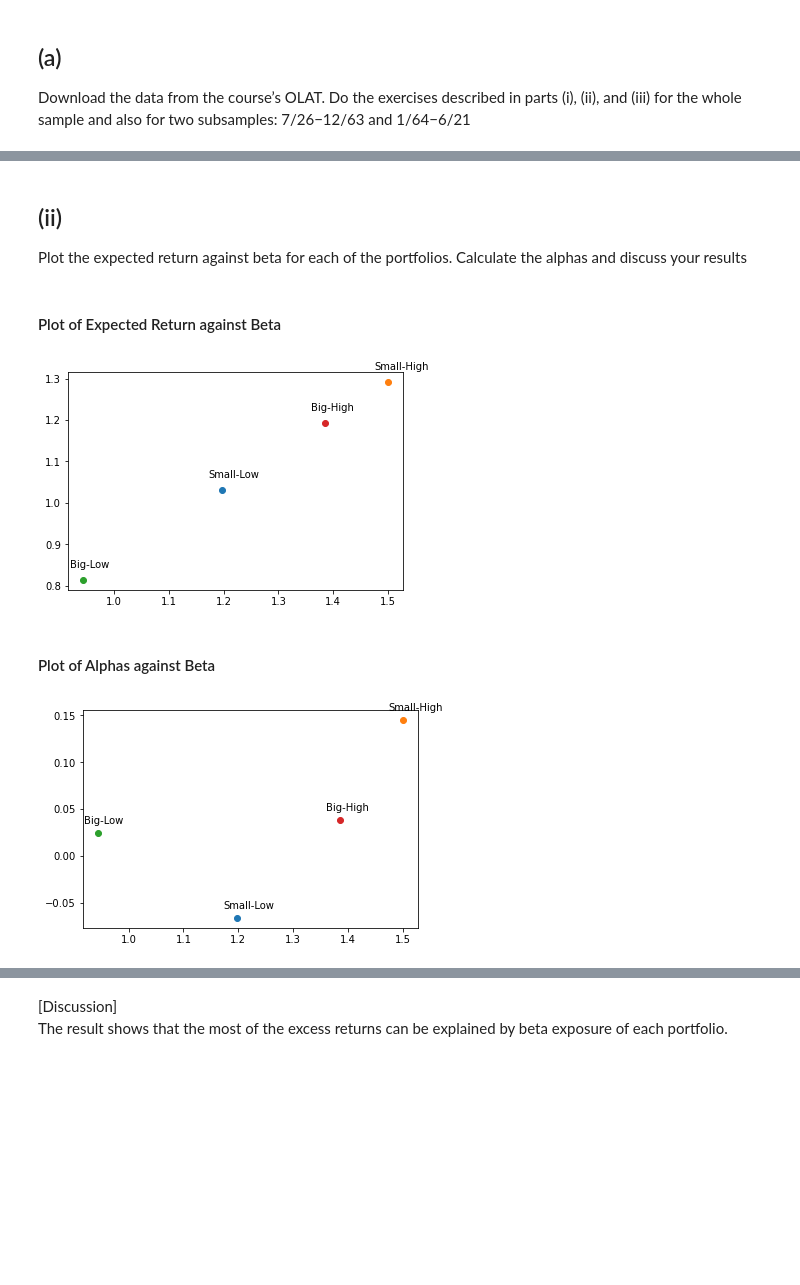
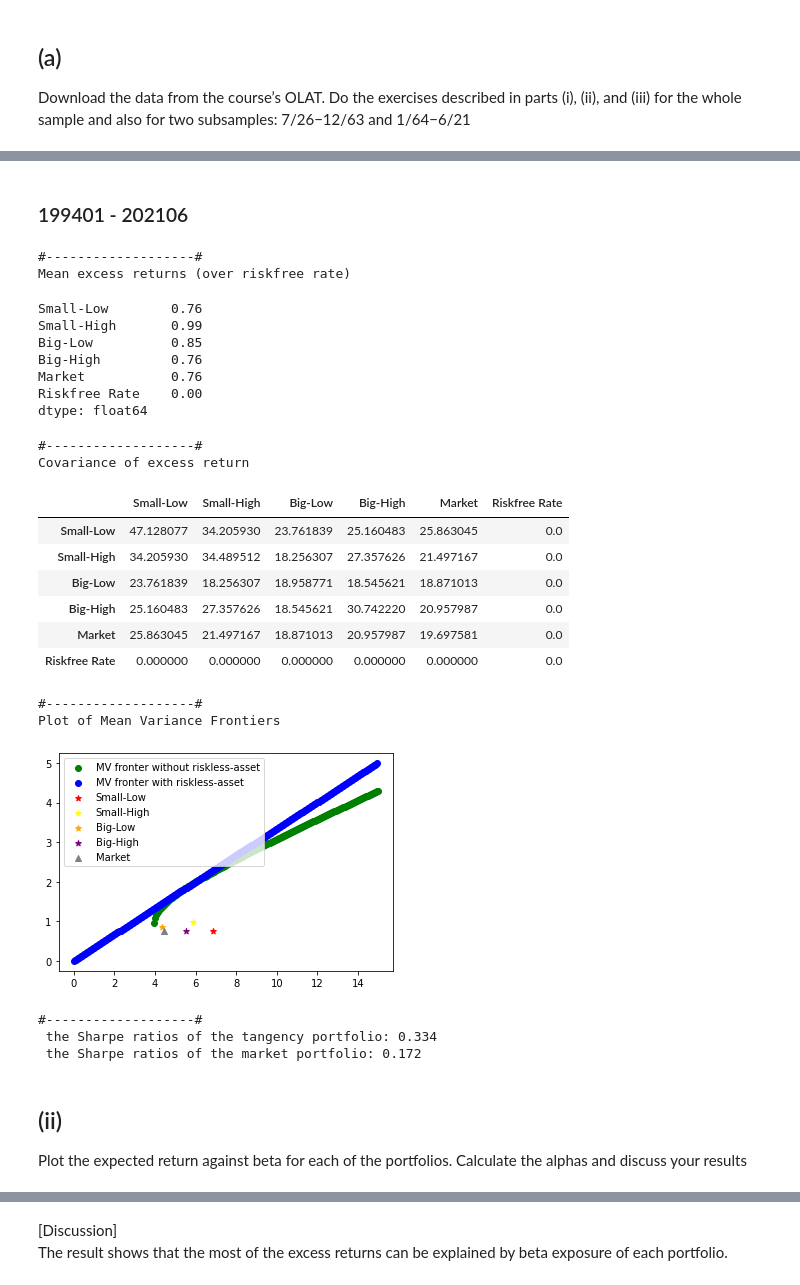
Before and after one commit to 222561/UZH_AssetPricing_Assignment, a Jupyter notebook: PSet3/Answers.ipynb, the cells around one changed output, grey strips where cells are left out. Cells and saved outputs as stored; diff of their text form; code cells hidden in the pictures; blank space fills up the shorter version.

```diff
--- a/PSet3/Answers.ipynb
+++ b/PSet3/Answers.ipynb
@@ -133,8 +179,36 @@ print(" the Sharpe ratios of the market portfolio: " + str(round(exrtn['Market '
+# %% [markdown]
+### 199401 - 202106
+# %%
+syyyymm,eyyyymm = 199401, 202106
+Sq3,Sm3 = run_for_i(syyyymm,eyyyymm)
+# %% [output]
+#-------------------#
+Mean excess returns (over riskfree rate)
+Small-Low        0.76
+Small-High       0.99
+Big-Low          0.85
+Big-High         0.76
+Market           0.76
+Riskfree Rate    0.00
+dtype: float64
+#-------------------#
+Covariance of excess return
+|  | Small-Low | Small-High | Big-Low | Big-High | Market | Riskfree Rate |
+| Small-Low | 47.128077 | 34.205930 | 23.761839 | 25.160483 | 25.863045 | 0.0 |
+| Small-High | 34.205930 | 34.489512 | 18.256307 | 27.357626 | 21.497167 | 0.0 |
+| Big-Low | 23.761839 | 18.256307 | 18.958771 | 18.545621 | 18.871013 | 0.0 |
+| Big-High | 25.160483 | 27.357626 | 18.545621 | 30.742220 | 20.957987 | 0.0 |
+| Market | 25.863045 | 21.497167 | 18.871013 | 20.957987 | 19.697581 | 0.0 |
+| Riskfree Rate | 0.000000 | 0.000000 | 0.000000 | 0.000000 | 0.000000 | 0.0 |
+#-------------------#
+Plot of Mean Variance Frontiers
+[figure, added]
+#-------------------#
+ the Sharpe ratios of the tangency portfolio: 0.334
+ the Sharpe ratios of the market portfolio: 0.172
 # %% [markdown]
 ## (ii)
 Plot the expected return against beta for each of the portfolios. Calculate the alphas and discuss your results
-# %% [markdown]
-#### Plot of Expected Return against Beta
 # %%
 # calculate beta
 import statsmodels.api as sm
@@ -147,25 +221,24 @@ def calc_CAPM(sample,col):
     beta = result.params.iloc[1]
     exret_beta = (beta*x.drop('const',axis=1)).mean()
     return alpha, beta, exret_beta
+def run_for_ii(syyyymm,eyyyymm):
+    sample =  dat[(dat['yyyymm']>=syyyymm) & (dat['yyyymm']<=eyyyymm)].set_index('yyyymm')
+    # plot beta - expected return graph
+    print("plot beta - expected return graph")
+    for col in sample.columns[:4]:
+        alpha,beta,exret = calc_CAPM(sample,col)
+        plt.scatter(beta,exret)
+        plt.text(beta-0.025,exret+0.03, col)
+    plt.show()
+    plt.close()
 
-# plot beta - expected return graph
-for col in sample.columns[:4]:
-    alpha,beta,exret = calc_CAPM(sample,col)
-    plt.scatter(beta,exret)
-    plt.text(beta-0.025,exret+0.03, col)
-plt.show()
-plt.close()
+
+    # plot beta (x-axis) - alpha (y-axis)
+    print("#-------------------#")
+    print("plot beta (x-axis) - alpha (y-axis)")
+    for col in sample.columns[:4]:
+        alpha,beta,exret = calc_CAPM(sample,col)
+        plt.scatter(beta,alpha)
+        plt.text(beta-0.025,alpha+0.01, col)
+    plt.show()
+    plt.close()
-# %% [output]
-[figure, removed]
-# %% [markdown]
-#### Plot of Alphas against Beta
-# %%
-# plot beta (x-axis) - alpha (y-axis)
-for col in sample.columns[:4]:
-    alpha,beta,exret = calc_CAPM(sample,col)
-    plt.scatter(beta,alpha)
-    plt.text(beta-0.025,alpha+0.01, col)
-plt.show()
-plt.close()
-# %% [output]
-[figure, removed]
```
Also changed, not shown: parts of 27 cells of this notebook.
